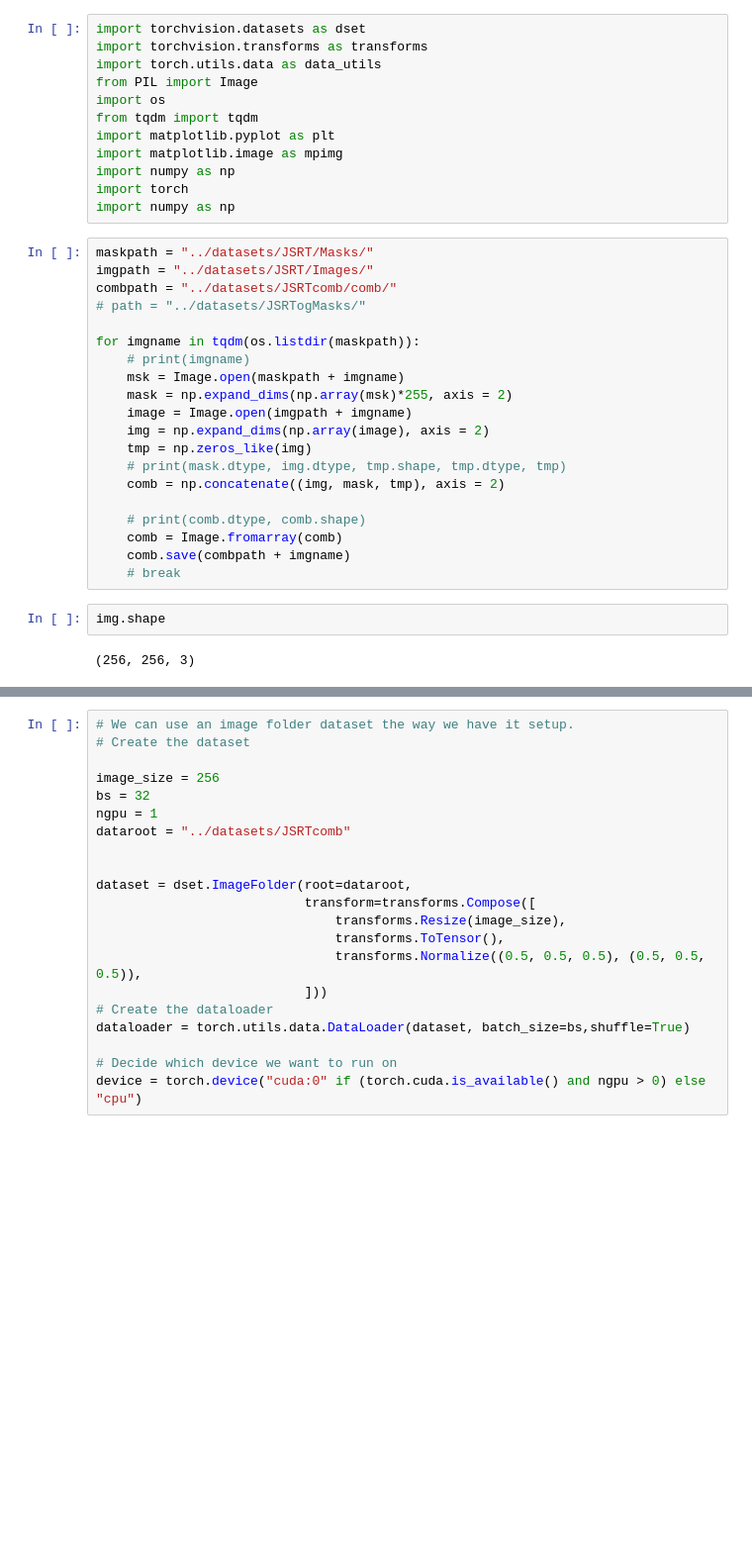
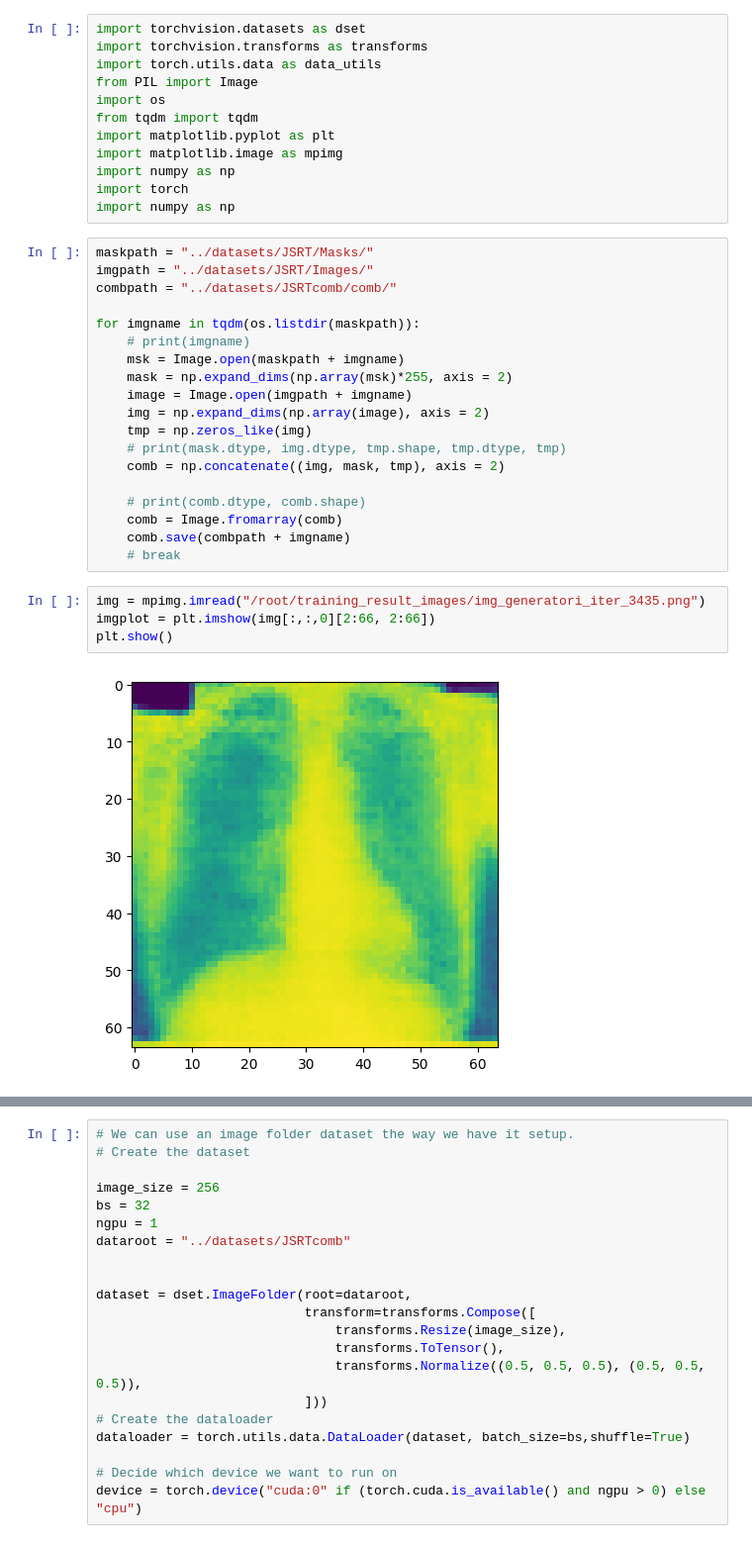
Before and after one commit to basujindal/GAN, a Jupyter notebook: test.ipynb, the cells around one changed output, grey strips where cells are left out. Shown at 99% size. Cells and saved outputs as stored; diff of their text form; blank space fills up the shorter version.

```diff
--- a/test.ipynb
+++ b/test.ipynb
@@ -22,7 +14,6 @@ import numpy as np
 maskpath = "../datasets/JSRT/Masks/"
 imgpath = "../datasets/JSRT/Images/"
 combpath = "../datasets/JSRTcomb/comb/"
-# path = "../datasets/JSRTogMasks/"
 
 for imgname in tqdm(os.listdir(maskpath)):
     # print(imgname)
@@ -38,8 +29,10 @@ for imgname in tqdm(os.listdir(maskpath)):
     comb = Image.fromarray(comb)
     comb.save(combpath + imgname)
     # break
-# %%
-img.shape
-# %% [output]
-(256, 256, 3)
+# %%
+img = mpimg.imread("/root/training_result_images/img_generatori_iter_3435.png")
+imgplot = plt.imshow(img[:,:,0][2:66, 2:66])
+plt.show()
+# %% [output]
+[figure, added]
 # %%
```
Also changed, not shown: parts of 3 cells of this notebook, 2 other files.
